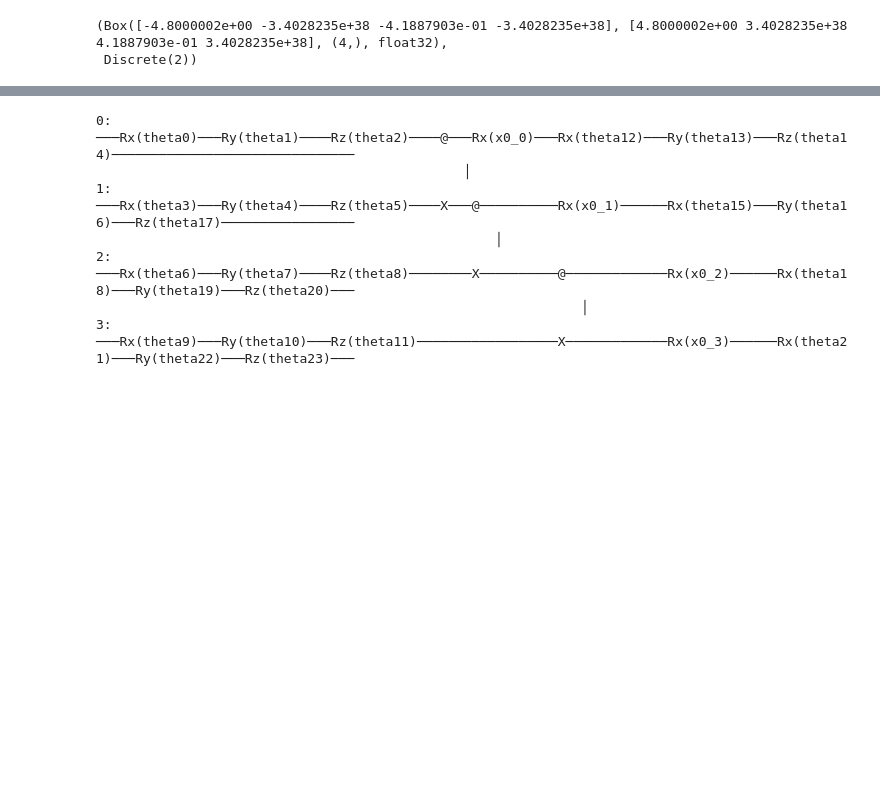
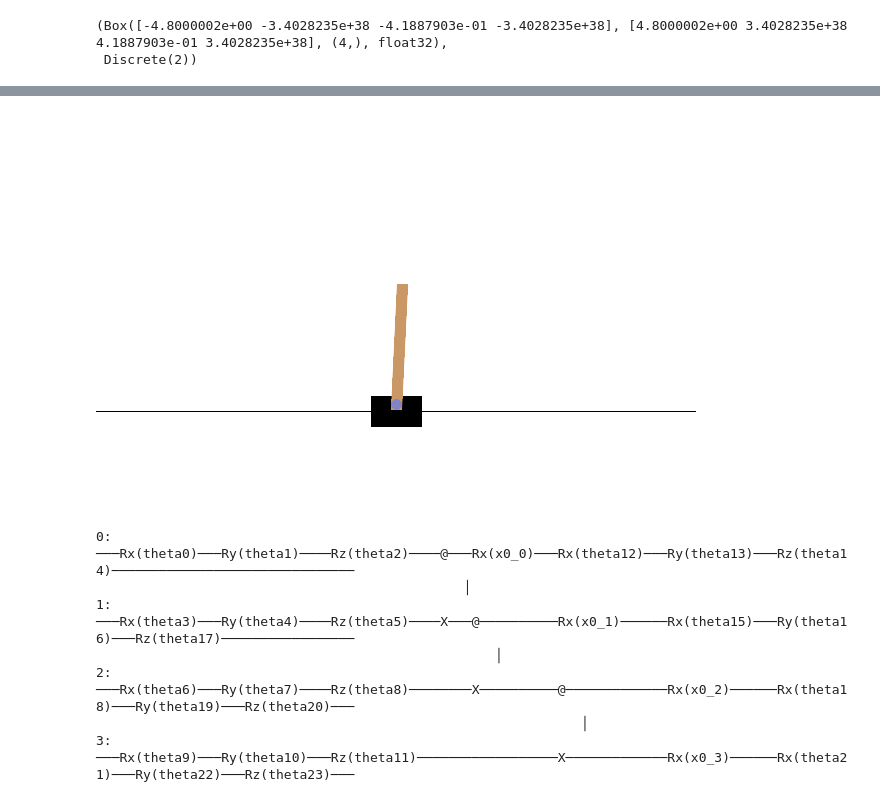
Before and after one commit to news-vt/eqmarl, a Jupyter notebook: qrl.ipynb, the cells around one changed output, grey strips where cells are left out. Saved outputs shown, nothing was run; the diff lists cells and outputs as text; code cells hidden in the pictures; blank space fills up the shorter version.

Commit message:
Adds GIF creation
- Renders interactions as image frames
- Saves frame list as GIF file

```diff
--- a/qrl.ipynb
+++ b/qrl.ipynb
@@ -102,3 +220,18 @@ _________________________________________________________________
+# %%
+import IPython.display
+def display_gif(path: Path) -> IPython.display.DisplayHandle:
+    return display(
+        IPython.display.Image(
+            data=open(path,'rb').read(), format='png'),
+        )
+# %%
+gif_path = './images/gym_CartPole.gif'
+frames = render_interactions_as_frames(env_name, history)
+save_frames_as_gif(frames, path=gif_path)
+# %%
+display_gif(gif_path)
+# %% [output]
+[figure, added]
 # %%
 actor.layers[1].circuit
 # %% [output]
```
Also changed, not shown: parts of 9 cells of this notebook.
